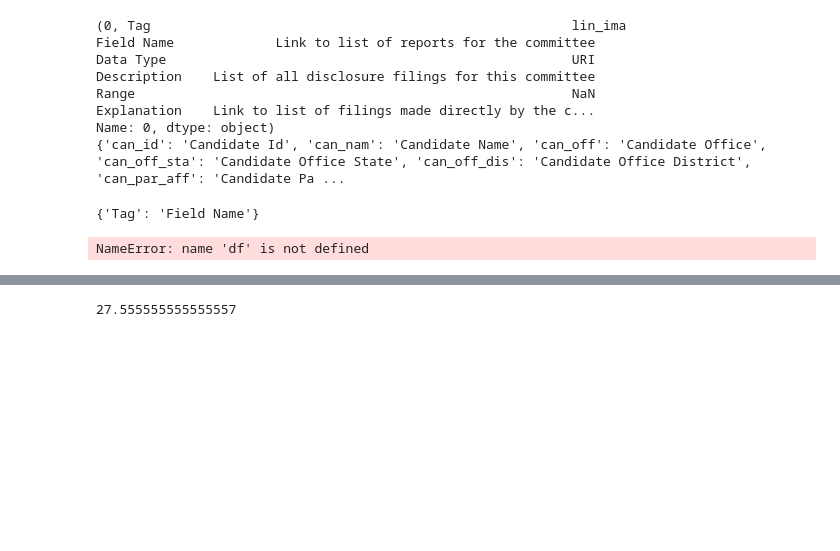
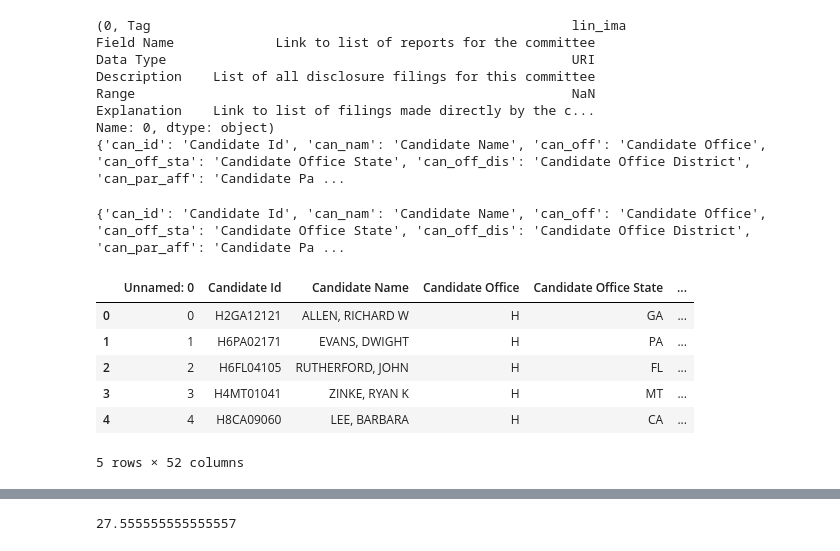
Before and after one commit to shresthaachyut/Election-Result-Prediction, a Jupyter notebook: award_project1.ipynb, the cells around one changed output, grey strips where cells are left out. Cells and saved outputs as stored; diff of their text form; code cells hidden in the pictures; blank space fills up the shorter version.

```diff
--- a/award_project1.ipynb
+++ b/award_project1.ipynb
@@ -44,10 +44,18 @@ Name: 0, dtype: object)
 # %%
 col = {}
 col["Tag"] = "Field Name"
 
-print(col)
+print(columns)
 
-df.rename(index=str, columns=col)
+updated_can_data = candidate_data.rename(index=str, columns=columns)
+
+updated_can_data.head()
 # %% [output]
-{'Tag': 'Field Name'}
+{'can_id': 'Candidate Id', 'can_nam': 'Candidate Name', 'can_off': 'Candidate Office', 'can_off_sta': 'Candidate Office State', 'can_off_dis': 'Candidate Office District', 'can_par_aff': 'Candidate Pa ...
+|  | Unnamed: 0 | Candidate Id | Candidate Name | Candidate Office | Candidate Office State | ... |
+| 0 | 0 | H2GA12121 | ALLEN, RICHARD W | H | GA | ... |
+| 1 | 1 | H6PA02171 | EVANS, DWIGHT | H | PA | ... |
+| 2 | 2 | H6FL04105 | RUTHERFORD, JOHN | H | FL | ... |
+| 3 | 3 | H4MT01041 | ZINKE, RYAN K | H | MT | ... |
+| 4 | 4 | H8CA09060 | LEE, BARBARA | H | CA | ... |
-NameError: name 'df' is not defined
+5 rows × 52 columns
```
Also changed, not shown: parts of 4 cells of this notebook, 3 other files.
